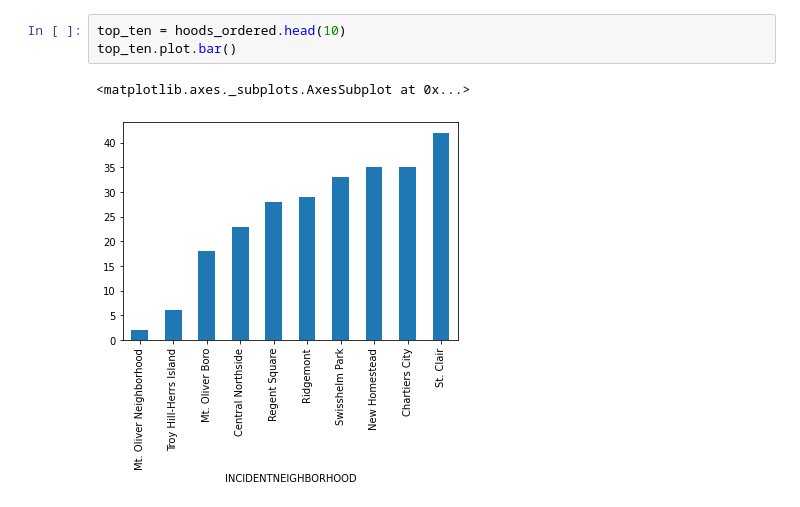
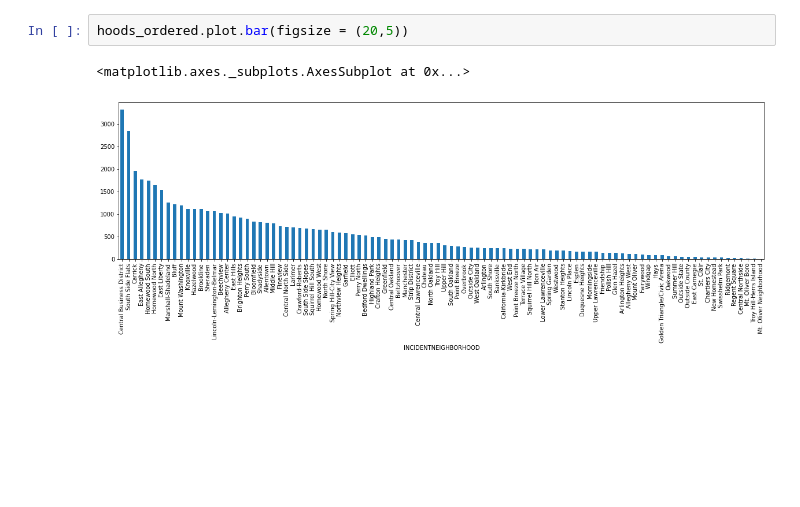
Before and after one commit to lslutsky/Big-Ideas-Final-Project, a Jupyter notebook: Connor Gramling/CBG Arrests.ipynb, the cells around one changed output. Cells and saved outputs as stored; diff of their text form; blank space fills up the shorter version.

```diff
--- a/Connor Gramling/CBG Arrests.ipynb
+++ b/Connor Gramling/CBG Arrests.ipynb
@@ -24,7 +32,6 @@ Mount Washington             1187
 Name: OFFENSES, dtype: int64
-# %%
-top_ten = hoods_ordered.head(10)
-top_ten.plot.bar()
-# %% [output]
-<matplotlib.axes._subplots.AxesSubplot at 0x...>
-[figure, removed]
+# %%
+hoods_ordered.plot.bar(figsize = (20,5))
+# %% [output]
+<matplotlib.axes._subplots.AxesSubplot at 0x...>
+[figure, added]
```
Also changed, not shown: parts of 4 cells of this notebook.
